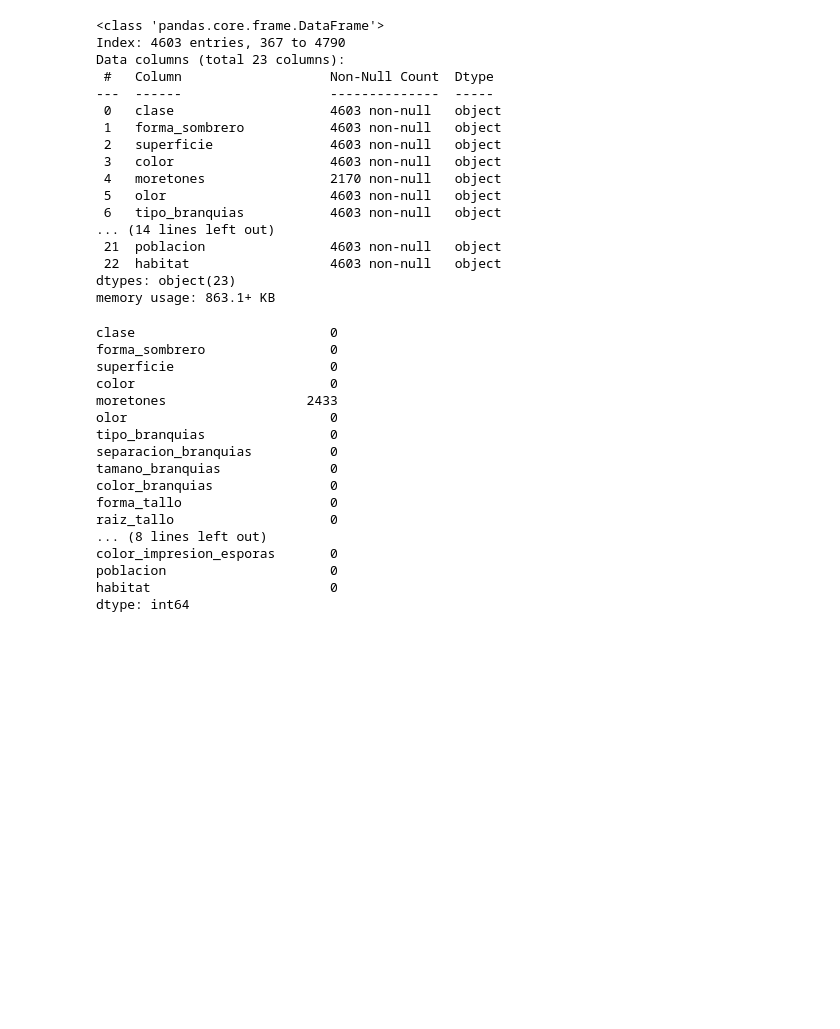
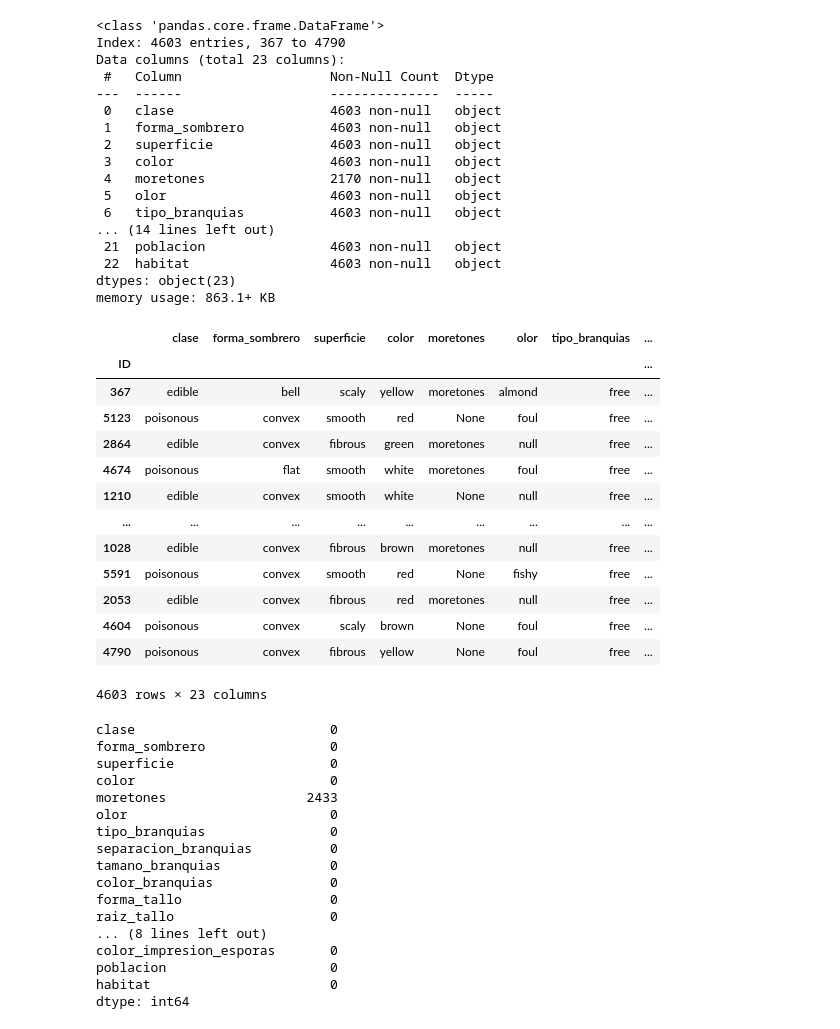
Before and after one commit to angelgvill/DS102024, a Jupyter notebook: 3-MachineLearning/2-Supervisado/Ejercicios/ejercicio_Kaggle2_setas.ipynb, the cells around one changed output. Saved outputs shown, nothing was run; the diff lists cells and outputs as text; code cells hidden in the pictures; blank space fills up the shorter version.

```diff
--- a/3-MachineLearning/2-Supervisado/Ejercicios/ejercicio_Kaggle2_setas.ipynb
+++ b/3-MachineLearning/2-Supervisado/Ejercicios/ejercicio_Kaggle2_setas.ipynb
@@ -231,6 +231,23 @@ Data columns (total 23 columns):
  22  habitat                  4603 non-null   object
 dtypes: object(23)
 memory usage: 863.1+ KB
+# %%
+df_0
+# %% [output]
+|  | clase | forma_sombrero | superficie | color | moretones | olor | tipo_branquias | ... |
+| ID |  |  |  |  |  |  |  | ... |
+| 367 | edible | bell | scaly | yellow | moretones | almond | free | ... |
+| 5123 | poisonous | convex | smooth | red | None | foul | free | ... |
+| 2864 | edible | convex | fibrous | green | moretones | null | free | ... |
+| 4674 | poisonous | flat | smooth | white | moretones | foul | free | ... |
+| 1210 | edible | convex | smooth | white | None | null | free | ... |
+| ... | ... | ... | ... | ... | ... | ... | ... | ... |
+| 1028 | edible | convex | fibrous | brown | moretones | null | free | ... |
+| 5591 | poisonous | convex | smooth | red | None | fishy | free | ... |
+| 2053 | edible | convex | fibrous | red | moretones | null | free | ... |
+| 4604 | poisonous | convex | scaly | brown | None | foul | free | ... |
+| 4790 | poisonous | convex | fibrous | yellow | None | foul | free | ... |
+4603 rows × 23 columns
 # %%
 print(df_0.isnull().sum())
 # %% [output]
```
Also changed, not shown: parts of 60 cells of this notebook, 2 other files.
